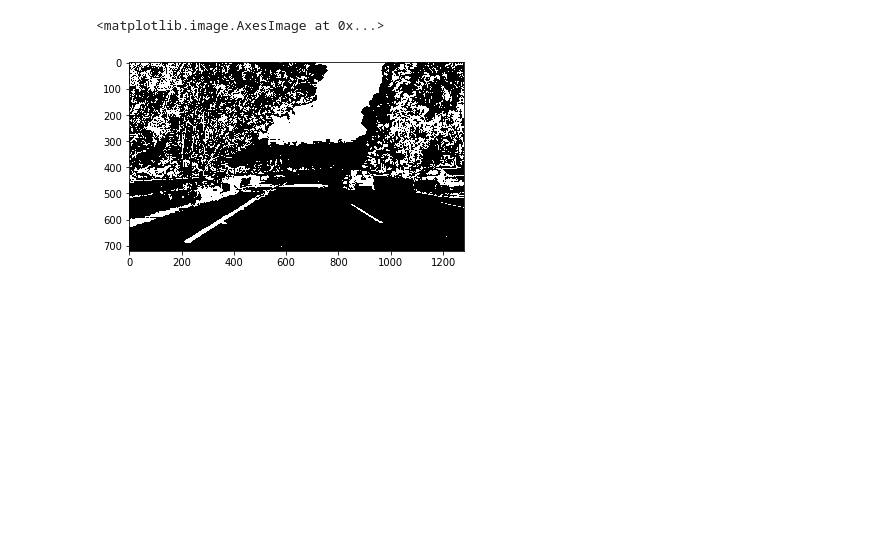
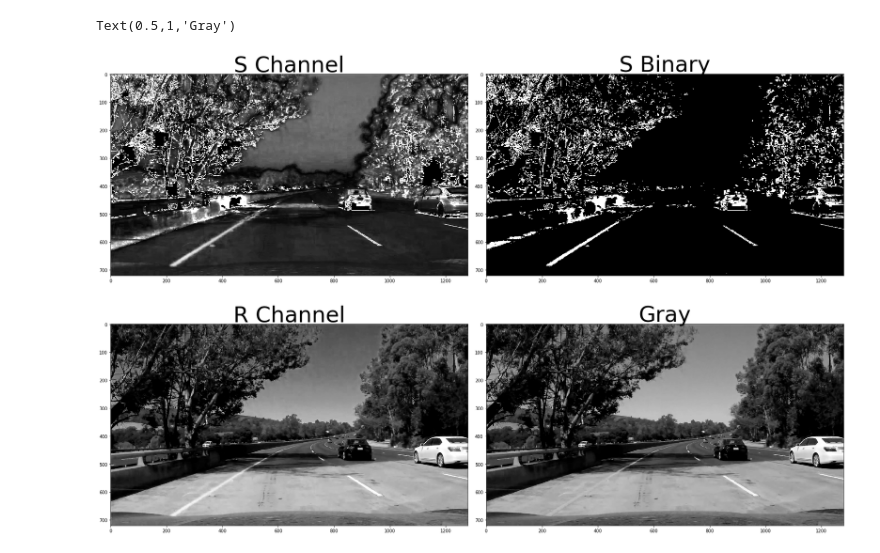
Before and after one commit to sm-azure/CarND-Advanced-Lane-Lines, a Jupyter notebook: Pipeline.ipynb, the cells around one changed output. Saved outputs shown, nothing was run; the diff lists cells and outputs as text; code cells hidden in the pictures; blank space fills up the shorter version.

Commit message:
combined threshold and colors

```diff
--- a/Pipeline.ipynb
+++ b/Pipeline.ipynb
@@ -21,19 +30,37 @@ plt.imshow(img_RGB)
 # %%
 # Perform color threshold
 def hls_select(img, thresh=(0, 255)):
     # 1) Convert to HLS color space
     hls = cv2.cvtColor(img, cv2.COLOR_BGR2HLS)
     # 2) Apply a threshold to the S channel
     S = hls[:,:,2]
     binary = np.zeros_like(S)
     binary[(S > thresh[0]) & (S <= thresh[1])] = 1
     # 3) Return a binary image of threshold result
     #binary_output = np.copy(img) # placeholder line
     return binary
 
-hls_binary = hls_select(img_BGR, thresh=(90, 255))
-plt.imshow(hls_binary, cmap='gray')
+hls = cv2.cvtColor(img_BGR, cv2.COLOR_BGR2HLS)
+S = hls[:,:,2]
+
+hls_binary = hls_select(img_BGR, thresh=(150, 255))
+f, (ax1, ax2) = plt.subplots(1, 2, figsize=(24, 9))
+f.tight_layout()
+ax1.imshow(S, cmap='gray')
+ax1.set_title('S Channel', fontsize=50)
+ax2.imshow(hls_binary, cmap='gray')
+ax2.set_title('S Binary', fontsize=50)
+
+R = img_RGB[:,:,0]
+
+f2, (ax3, ax4) = plt.subplots(1, 2, figsize=(24, 9))
+f2.tight_layout()
+ax3.imshow(R, cmap='gray')
+ax3.set_title('R Channel', fontsize=50)
+ax4.imshow(cv2.cvtColor(img_RGB, cv2.COLOR_RGB2GRAY), cmap='gray')
+ax4.set_title('Gray', fontsize=50)
 # %% [output]
-<matplotlib.image.AxesImage at 0x...>
+Text(0.5,1,'Gray')
-[figure, old version]
+[figure, new version]
+[figure, added]
 # %%
```
Also changed, not shown: parts of 6 cells of this notebook.
